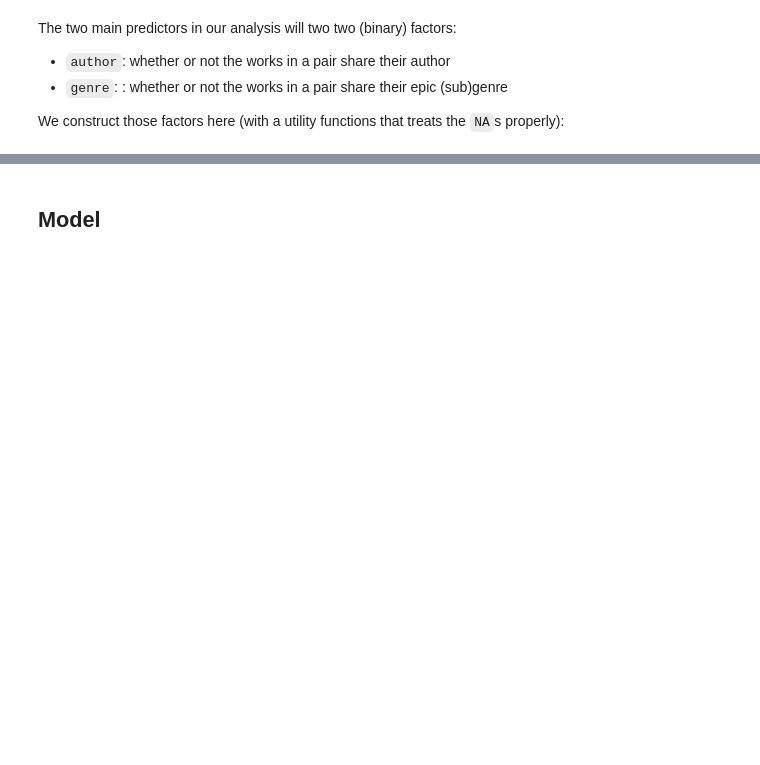
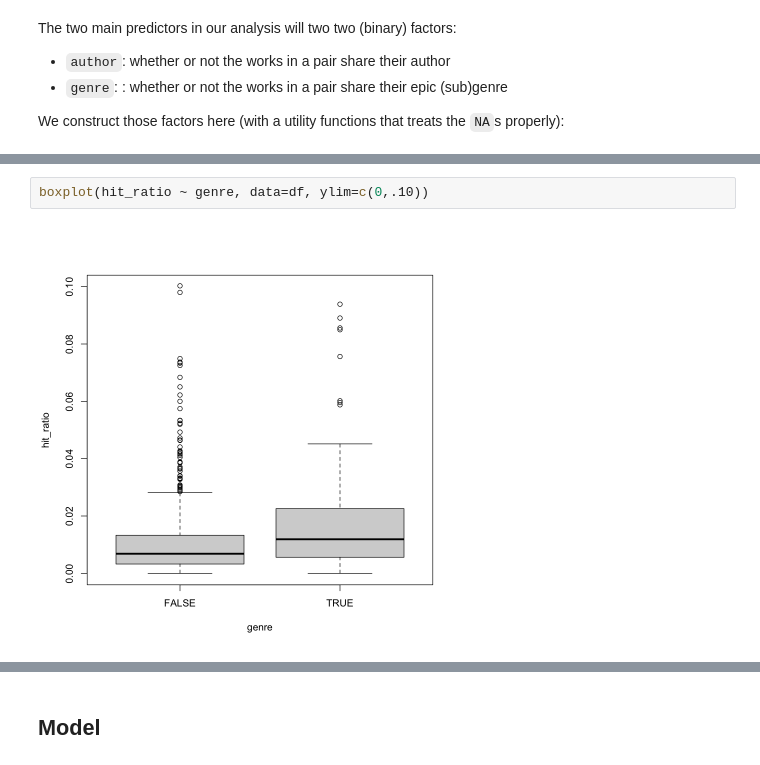
Before and after one commit to mikekestemont/zwerfverzen, a Jupyter notebook: notebooks/04-intertext-brms.ipynb, the cells around one changed output, grey strips where cells are left out. Drawn from its saved outputs; the diff is of its cells as text; blank space fills up the shorter version.

```diff
--- a/notebooks/04-intertext-brms.ipynb
+++ b/notebooks/04-intertext-brms.ipynb
@@ -108,0 +171,4 @@ A tibble: 666 × 14
+# %%
+boxplot(hit_ratio ~ genre, data=df, ylim=c(0,.10))
+# %% [output]
+[figure, added]
```
Also changed, not shown: parts of 46 cells of this notebook.
